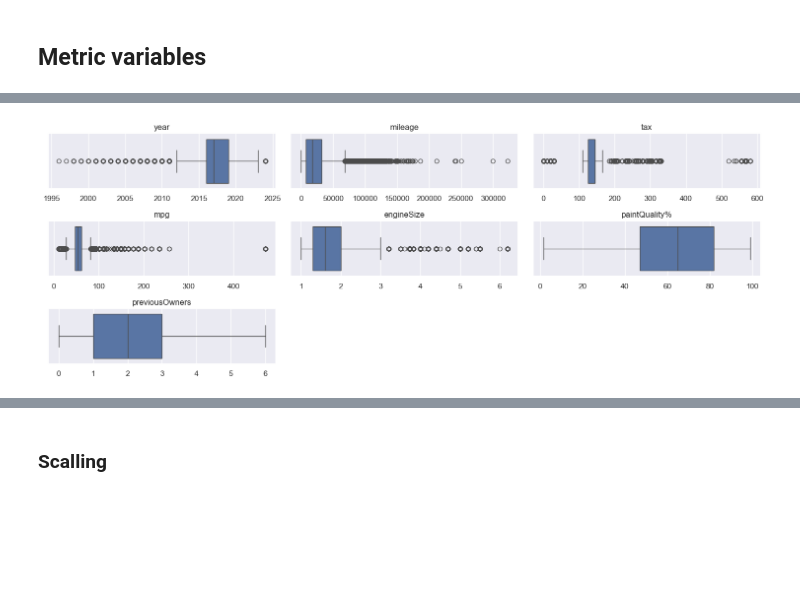
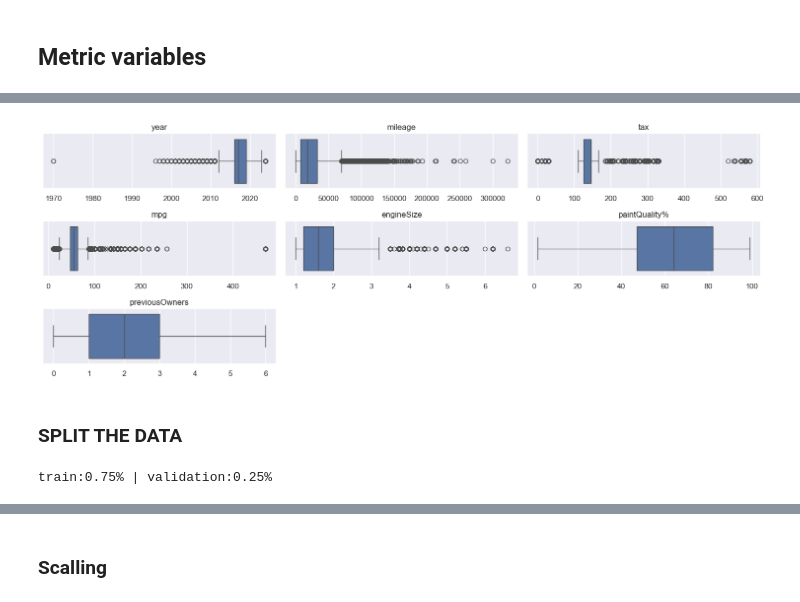
Before and after one commit to bernardorspachecods/ML_Project_25.26, a Jupyter notebook: hold-out.ipynb, the cells around one changed output, grey strips where cells are left out. Saved outputs shown, nothing was run; the diff lists cells and outputs as text; code cells hidden in the pictures; blank space fills up the shorter version.

Commit message:
impute scaler, alteracao de strange values antes do split

```diff
--- a/hold-out.ipynb
+++ b/hold-out.ipynb
@@ -129,7 +107,7 @@ X_train.describe().T
 plt.figure(figsize=(15, 7))
 for i, col in enumerate(metric_features):
     plt.subplot(4, 3, i + 1) # Cria uma grelha 2x2
-    sns.boxplot(x=X_train[col])
+    sns.boxplot(x=train[col])
     plt.title(col)
     plt.xlabel("")
 
@@ -252,12 +222,14 @@ Found 168 strange values in previousOwners.
 # %%
 plt.figure(figsize=(15, 7))
 for i, col in enumerate(metric_features):
     plt.subplot(4, 3, i + 1) # Cria uma grelha 2x2
-    sns.boxplot(x=X_train[col])
+    sns.boxplot(x=train[col])
     plt.title(col)
     plt.xlabel("")
 
 plt.tight_layout()
 plt.show()
 # %% [output]
-[figure, old version]
+[figure, new version]
+# %% [markdown]
+### SPLIT THE DATA
@@ -263,0 +248,5 @@ plt.show()
+# %%
+print('train:{}% | validation:{}%'.format(round(len(y_train)/len(y_train_val),2),
+                                                     round(len(y_val)/len(y_train_val),2),))
+# %% [output]
+train:0.75% | validation:0.25%
```
Also changed, not shown: parts of 40 cells of this notebook, 1 other file.
